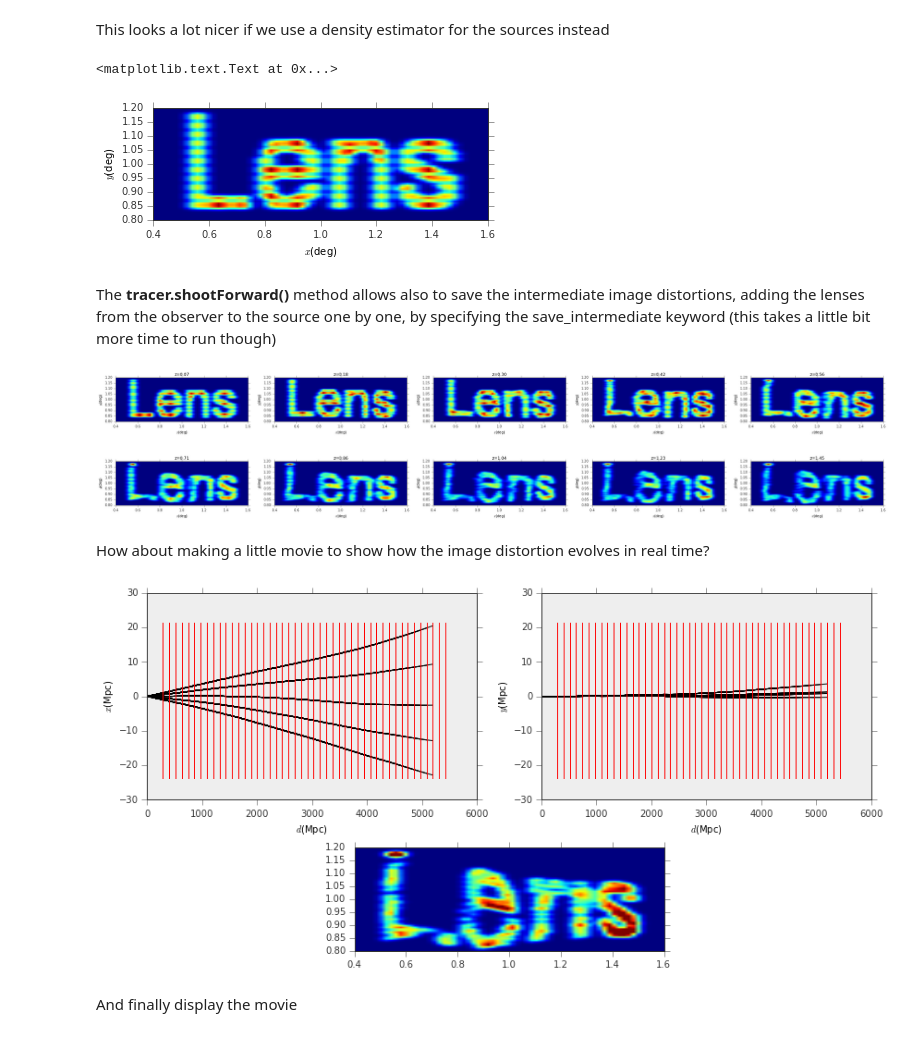
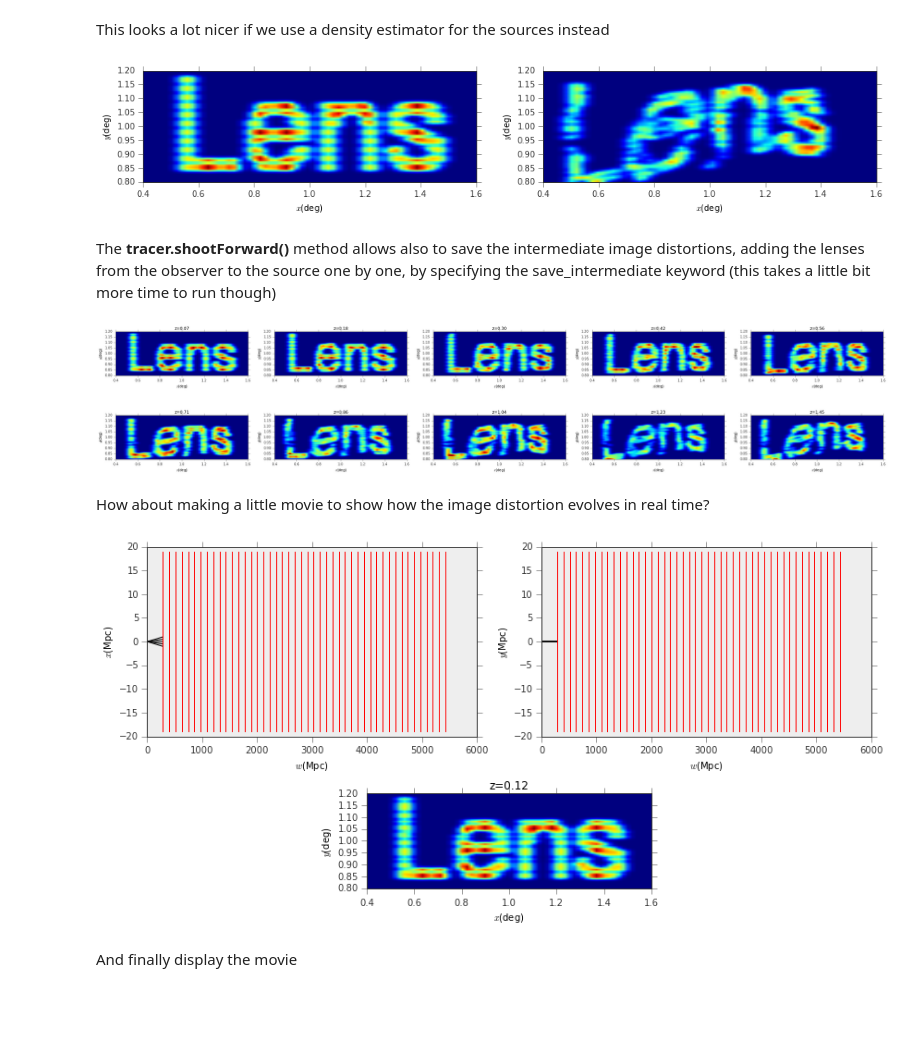
Before and after one commit to apetri/Notebooks, a Jupyter notebook: gravitational_lensing.ipynb, the cells around one changed output. Drawn from its saved outputs; the diff is of its cells as text; code cells hidden in the pictures; blank space fills up the shorter version.

```diff
--- a/gravitational_lensing.ipynb
+++ b/gravitational_lensing.ipynb
@@ -158,13 +158,16 @@ def densityEstimator(points,grid_size=64):
     #Smooth the image
     return filters.gaussian_filter(density.sum(-1).transpose(),1)
 # %%
-dens = densityEstimator(pos_original,64)
-plt.imshow(dens,origin="lower",extent=(0.4,1.6,0.8,1.2))
-plt.xlabel(r"$x$({0})".format(pos_apparent.unit.to_string()))
-plt.ylabel(r"$y$({0})".format(pos_apparent.unit.to_string()))
+fig,ax = plt.subplots(1,2,figsize=(16,8))
+
+ax[0].imshow(densityEstimator(pos_original,64),origin="lower",extent=(0.4,1.6,0.8,1.2))
+ax[1].imshow(densityEstimator(pos_apparent,64),origin="lower",extent=(0.4,1.6,0.8,1.2))
+
+for i in range(2):
+    ax[i].set_xlabel(r"$x$({0})".format(pos_apparent.unit.to_string()))
+    ax[i].set_ylabel(r"$y$({0})".format(pos_apparent.unit.to_string()))
 # %% [output]
-<matplotlib.text.Text at 0x...>
-[figure, old version]
+[figure, new version]
 # %% [markdown]
 The __tracer.shootForward()__ method allows also to save the intermediate image distortions, adding the lenses from the observer to the source one by one, by specifying the save_intermediate keyword (this takes a little bit more time to run though)
 # %%
@@ -180,7 +183,7 @@ for i in range(2):
         ax[i,j].set_ylabel(r"$y$({0})".format(pos_apparent.unit.to_string()))
         ax[i,j].set_title("z={0:.2f}".format(tracer.redshift[(5*i + j)*4]))
 # %% [output]
-[figure, old version]
+[figure, new version]
 # %% [markdown]
 How about making a little movie to show how the image distortion evolves in real time?
 # %%
@@ -196,17 +199,10 @@ tracer.displayRays(sample_ray_bucket,z=tracer.redshift[2],fig=fig,ax=[ax0,ax1])
 
 #Plot the sources image
 image = ax2.imshow(densityEstimator(pos_apparent[0],64),origin="lower",extent=(0.4,1.6,0.8,1.2))
+ax2.set_xlabel(r"$x$({0})".format(pos_apparent.unit.to_string()))
+ax2.set_ylabel(r"$y$({0})".format(pos_apparent.unit.to_string()))
+ax2.set_title("z={0:.2f}".format(tracer.redshift[2]))
 
 fig.tight_layout()
-
-#Define the function that updates the animation and makes the movie
-def make_lensing_movie(i,tracer,image):
-    tracer.displayRays(sample_ray_bucket,z=tracer.redshift[2+i],fig=fig,ax=[ax0,ax1])
-    image.set_array(densityEstimator(pos_apparent[i],64))
-    fig.savefig("frame{0}.png".format(i))
-
-#Instantiate the animation
-ani = animation.FuncAnimation(fig,make_lensing_movie,frames=range(pos_apparent.shape[0]),fargs=(tracer,image))
-ani.save("lens.m4v",codec="libx264")
 # %% [output]
-[figure, old version]
+[figure, new version]
```
Also changed, not shown: parts of 8 cells of this notebook.
